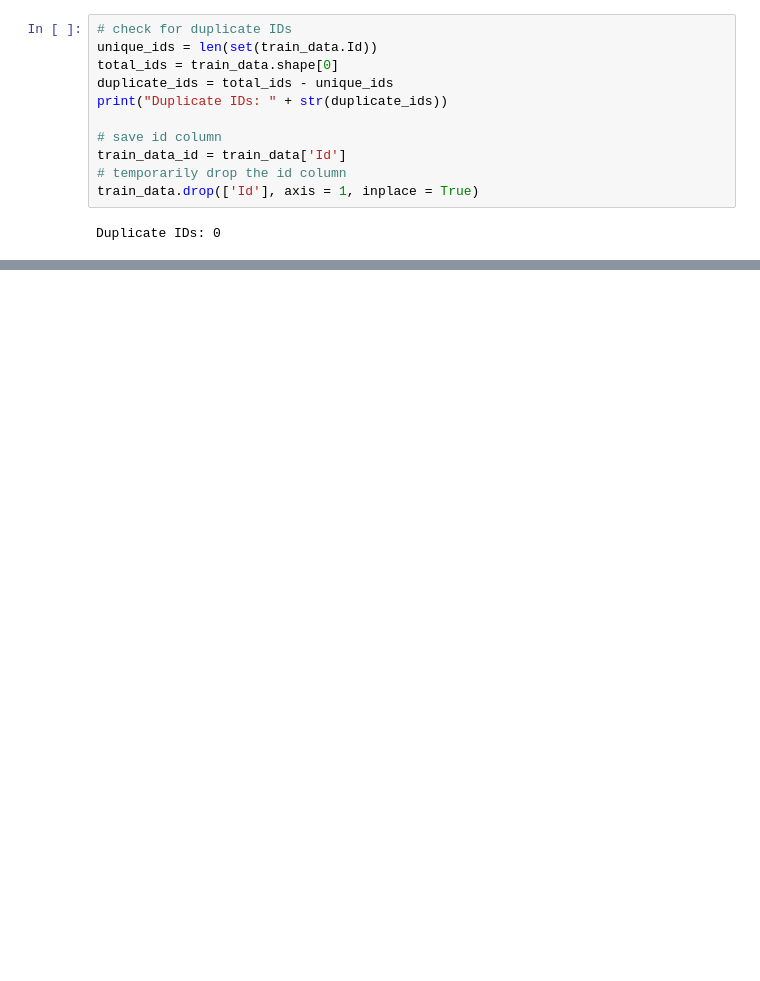
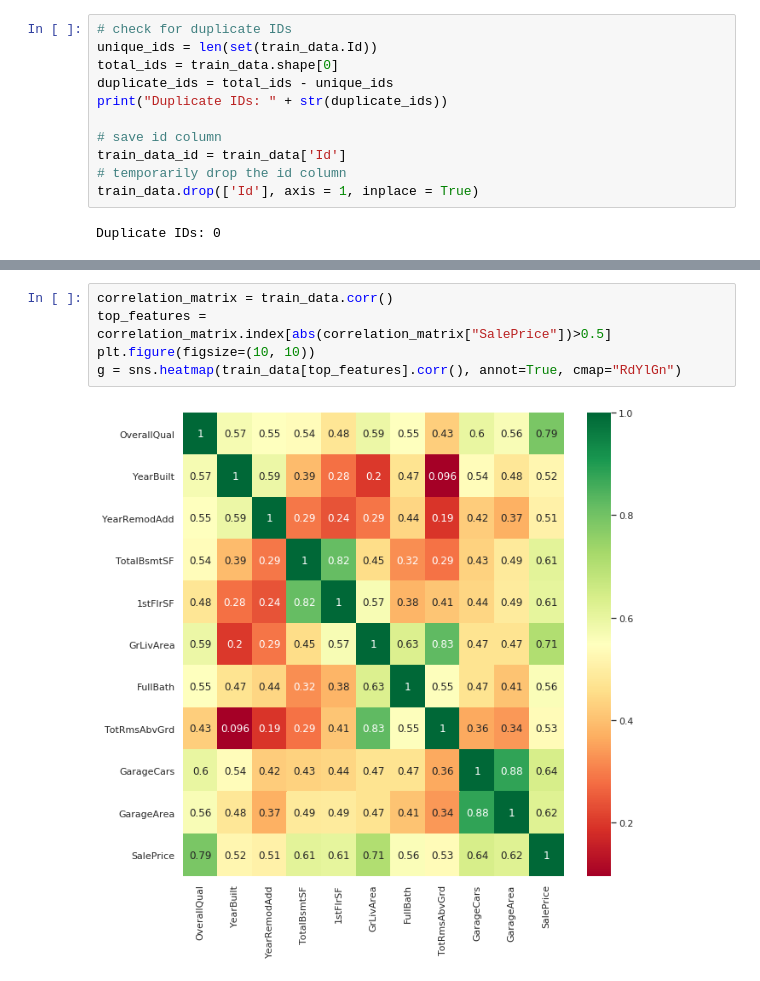
Before and after one commit to samuel-engel/house_prices_team_challenge, a Jupyter notebook: Team_21.ipynb, the cells around one changed output, grey strips where cells are left out. Cells and saved outputs as stored; diff of their text form; blank space fills up the shorter version.

```diff
--- a/Team_21.ipynb
+++ b/Team_21.ipynb
@@ -79,0 +73,7 @@ print(result)
+# %%
+correlation_matrix = train_data.corr()
+top_features = correlation_matrix.index[abs(correlation_matrix["SalePrice"])>0.5]
+plt.figure(figsize=(10, 10))
+g = sns.heatmap(train_data[top_features].corr(), annot=True, cmap="RdYlGn")
+# %% [output]
+[figure, added]
```
Also changed, not shown: parts of 23 cells of this notebook.
